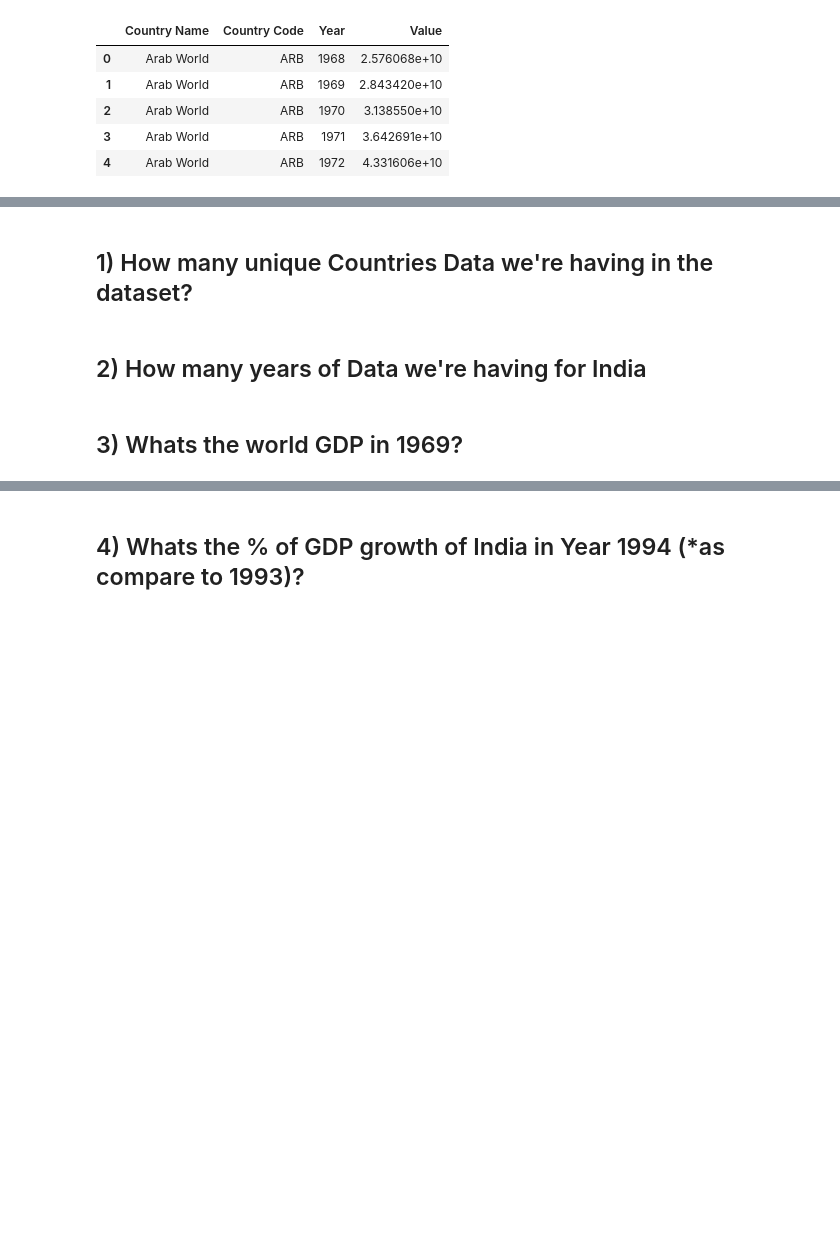
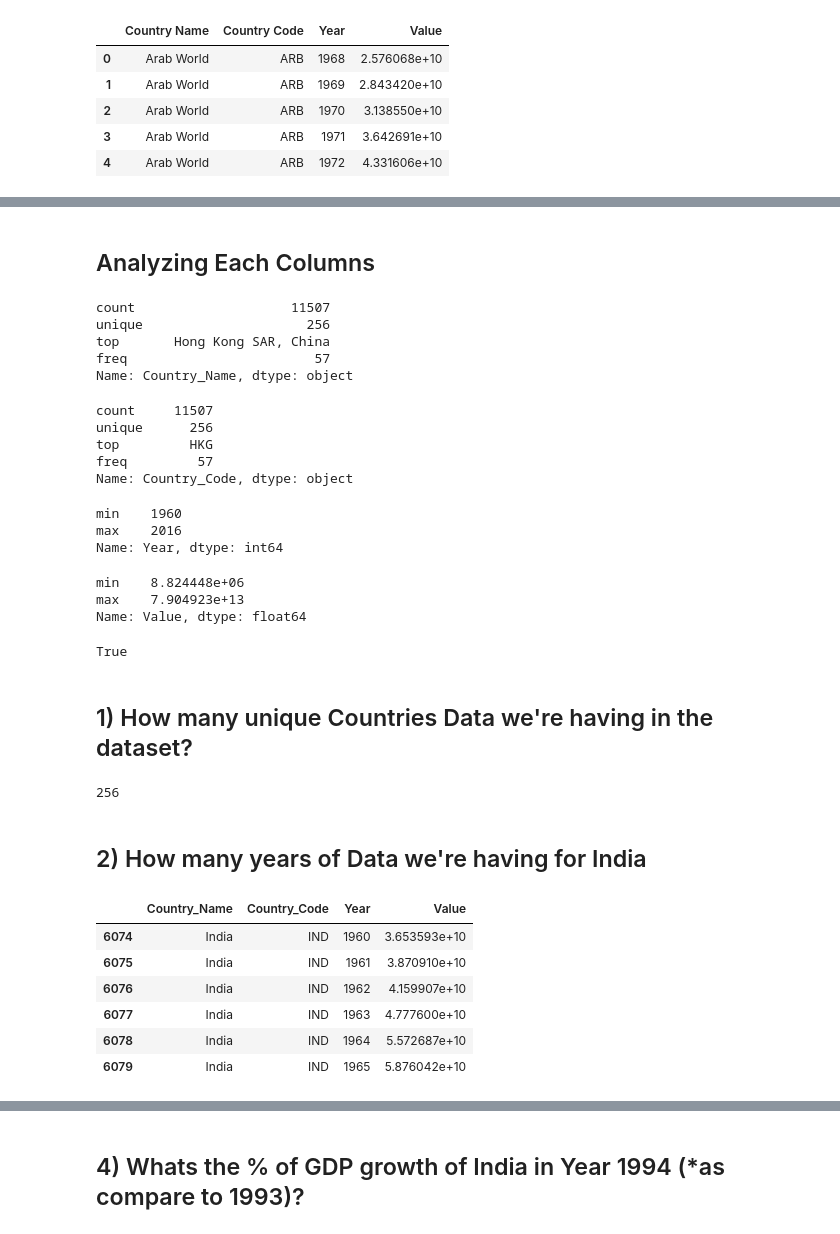
Before and after one commit to vishwajeet02/Projects, a Jupyter notebook: EDA/GDP_Analysis/GDP Analysis.ipynb, the cells around one changed output, grey strips where cells are left out. Saved outputs shown, nothing was run; the diff lists cells and outputs as text; code cells hidden in the pictures; blank space fills up the shorter version.

```diff
--- a/EDA/GDP_Analysis/GDP Analysis.ipynb
+++ b/EDA/GDP_Analysis/GDP Analysis.ipynb
@@ -13,6 +45,53 @@ df.head()
+# %% [markdown]
+## Analyzing Each Columns
+# %%
+df['Country_Name'].describe()
+# %% [output]
+count                    11507
+unique                     256
+top       Hong Kong SAR, China
+freq                        57
+Name: Country_Name, dtype: object
+# %%
+df['Country_Code'].describe()
+# %% [output]
+count     11507
+unique      256
+top         HKG
+freq         57
+Name: Country_Code, dtype: object
+# %%
+df['Year'].agg(['min','max'])
+# %% [output]
+min    1960
+max    2016
+Name: Year, dtype: int64
+# %%
+df['Value'].agg(['min','max'])
+# %% [output]
+min    8.824448e+06
+max    7.904923e+13
+Name: Value, dtype: float64
+# %%
+print('India' in df['Country_Name'].values)
+# %% [output]
+True
 # %% [markdown]
 ## 1) How many unique Countries Data we're having in the dataset?
+# %%
+df['Country_Name'].nunique()
+# %% [output]
+256
 # %% [markdown]
 ## 2) How many years of Data we're having for India
-# %% [markdown]
-## 3) Whats the world GDP in 1969?
+# %%
+df_temp = df[df['Country_Name']=='India']
+df_temp.head(6)
+# %% [output]
+|  | Country_Name | Country_Code | Year | Value |
+| 6074 | India | IND | 1960 | 3.653593e+10 |
+| 6075 | India | IND | 1961 | 3.870910e+10 |
+| 6076 | India | IND | 1962 | 4.159907e+10 |
+| 6077 | India | IND | 1963 | 4.777600e+10 |
+| 6078 | India | IND | 1964 | 5.572687e+10 |
+| 6079 | India | IND | 1965 | 5.876042e+10 |
```
Also changed, not shown: parts of 21 cells of this notebook.
